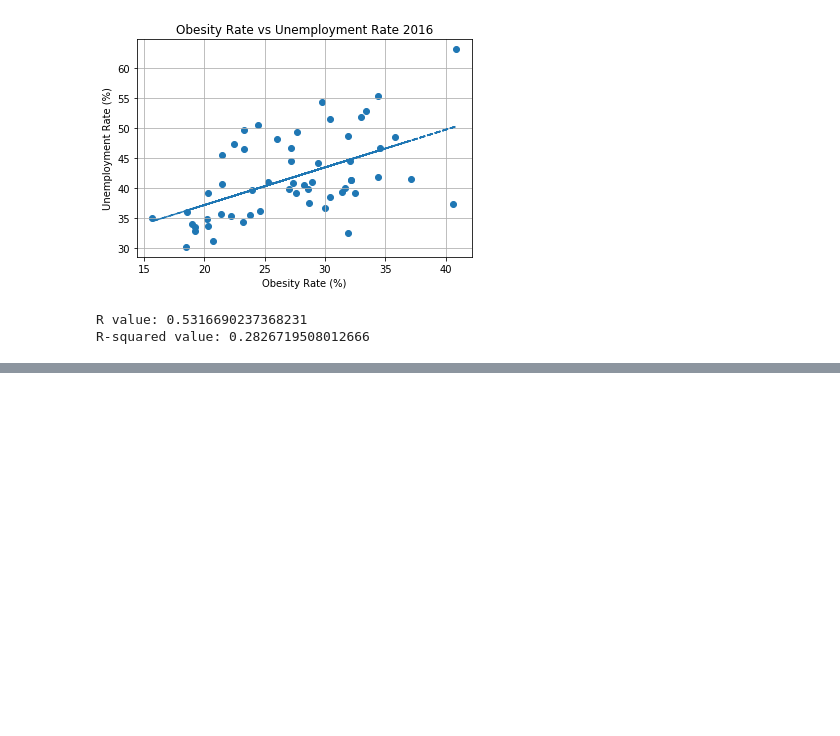
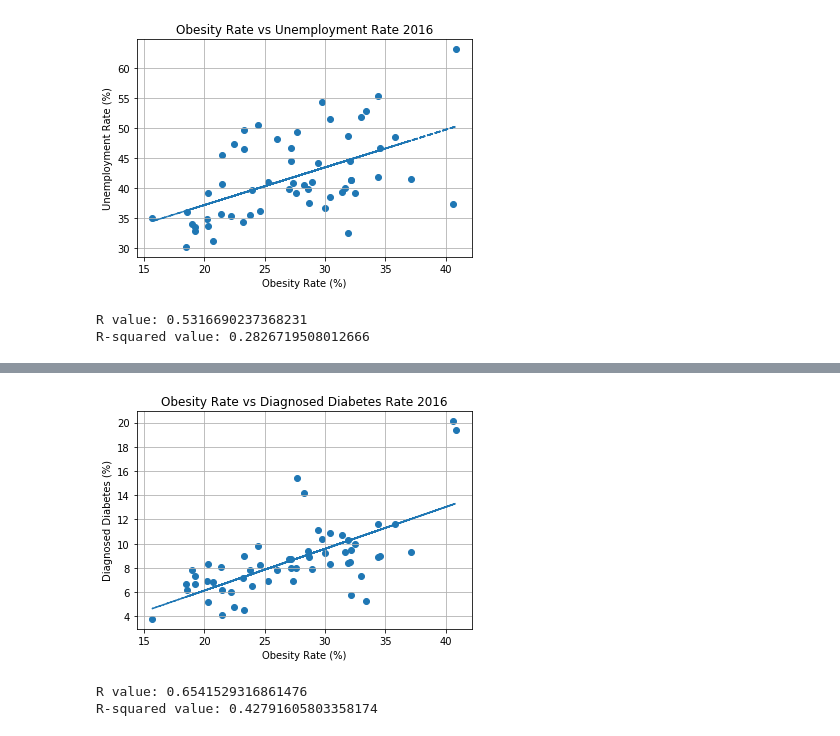
Before and after one commit to improvbutterfly/Fast-Food-Analysis-California, a Jupyter notebook: Analysis/chart_code_pretty.ipynb, the cells around one changed output, grey strips where cells are left out. Cells and saved outputs as stored; diff of their text form; code cells hidden in the pictures; blank space fills up the shorter version.

```diff
--- a/Analysis/chart_code_pretty.ipynb
+++ b/Analysis/chart_code_pretty.ipynb
@@ -443,0 +504,20 @@ R-squared value: 0.2826719508012666
+# %%
+# diagnosed diabetes rate vs. obesity rate
+plt.scatter(huge_df["Obesity 2016 %"], huge_df["Diagnosed Diabetes 2016 %"])
+plt.title("Obesity Rate vs Diagnosed Diabetes Rate 2016")
+plt.xlabel("Obesity Rate (%)")
+plt.ylabel("Diagnosed Diabetes (%)")
+plt.grid(True)
+
+
+(vc_slope, vc_int, vc_r, vc_p, vc_std_err) = stats.linregress(huge_df["Obesity 2016 %"], huge_df["Diagnosed Diabetes 2016 %"])
+linear_reg = vc_slope * huge_df["Obesity 2016 %"] + vc_int
+plt.plot(huge_df["Obesity 2016 %"],linear_reg,"--")
+plt.savefig("charts/obesity_diabetes_2016.png")
+plt.show()
+print(f"R value: {vc_r}")
+print(f"R-squared value: {vc_r**2}")
+# %% [output]
+[figure, added]
+R value: 0.6541529316861476
+R-squared value: 0.42791605803358174
```
Also changed, not shown: parts of 6 cells of this notebook, 18 other files.
